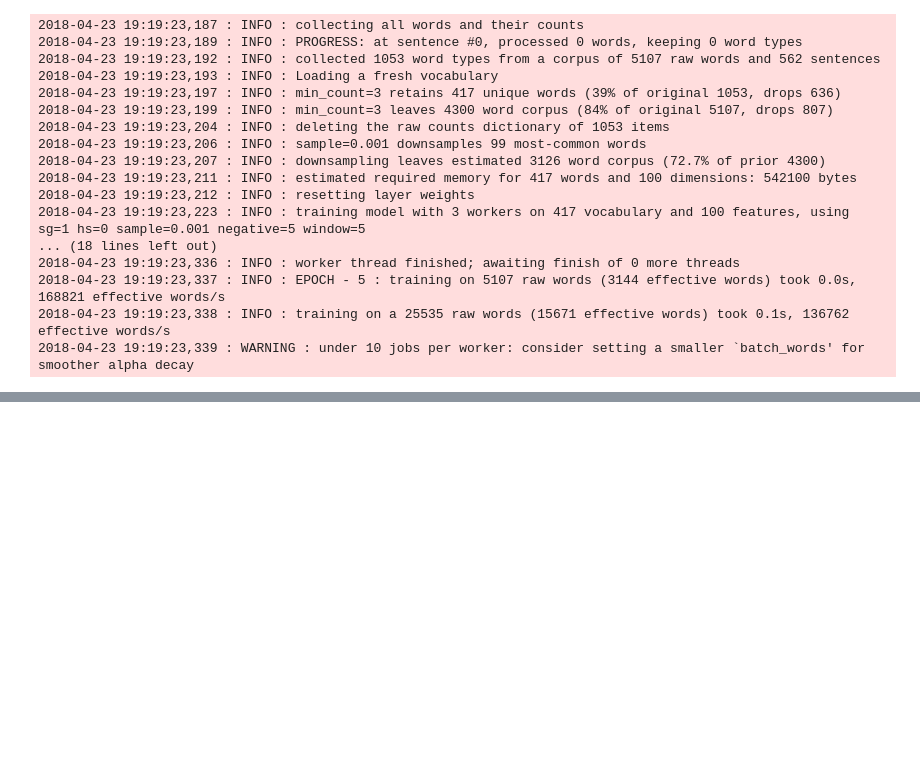
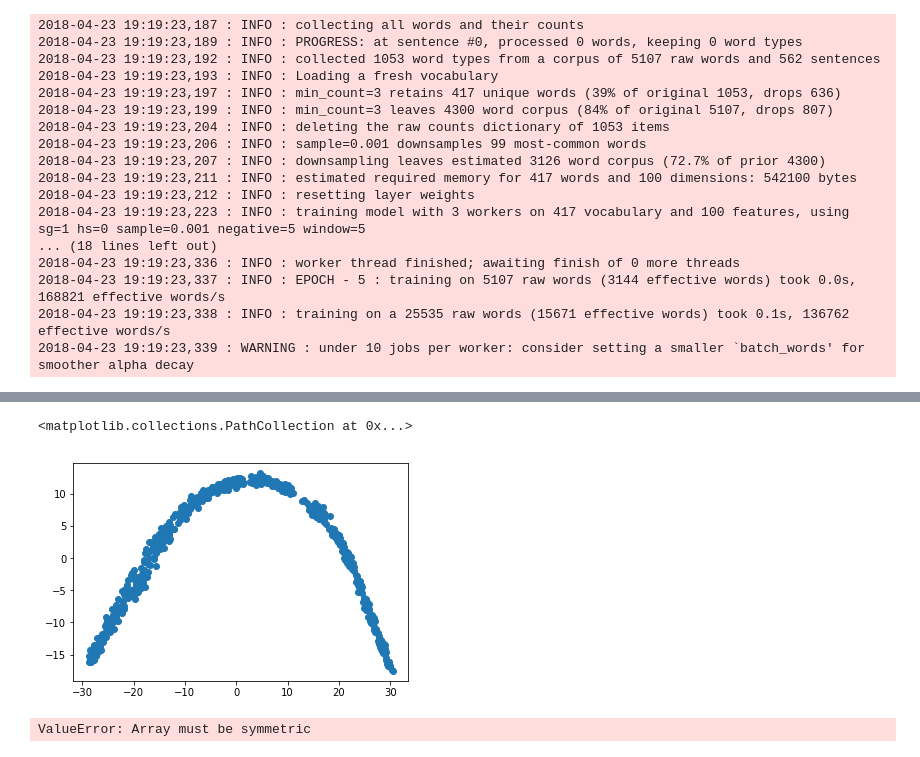
Before and after one commit to Schmidt8181/Allreciepes_NLP, a Jupyter notebook: All_Recipes_NLP.ipynb, the cells around one changed output, grey strips where cells are left out. Saved outputs shown, nothing was run; the diff lists cells and outputs as text; code cells hidden in the pictures; blank space fills up the shorter version.

```diff
--- a/All_Recipes_NLP.ipynb
+++ b/All_Recipes_NLP.ipynb
@@ -263,0 +245,13 @@ affinity = cluster.AffinityPropagation()
+# %%
+tsne = manifold.TSNE(n_components=2, init='pca', perplexity=30, random_state=0)
+tsne_data = tsne.fit_transform(X)
+plt.scatter(tsne_data[:, 0], tsne_data[:, 1])
+# %% [output]
+<matplotlib.collections.PathCollection at 0x...>
+[figure, added]
+# %%
+mds = manifold.MDS(2, max_iter=100, n_init=1)
+mds_data = mds.fit_transform(X)
+plt.scatter(mds_data[:, 0], mds_data[:, 1])
+# %% [output]
+ValueError: Array must be symmetric
```
Also changed, not shown: parts of 14 cells of this notebook.
